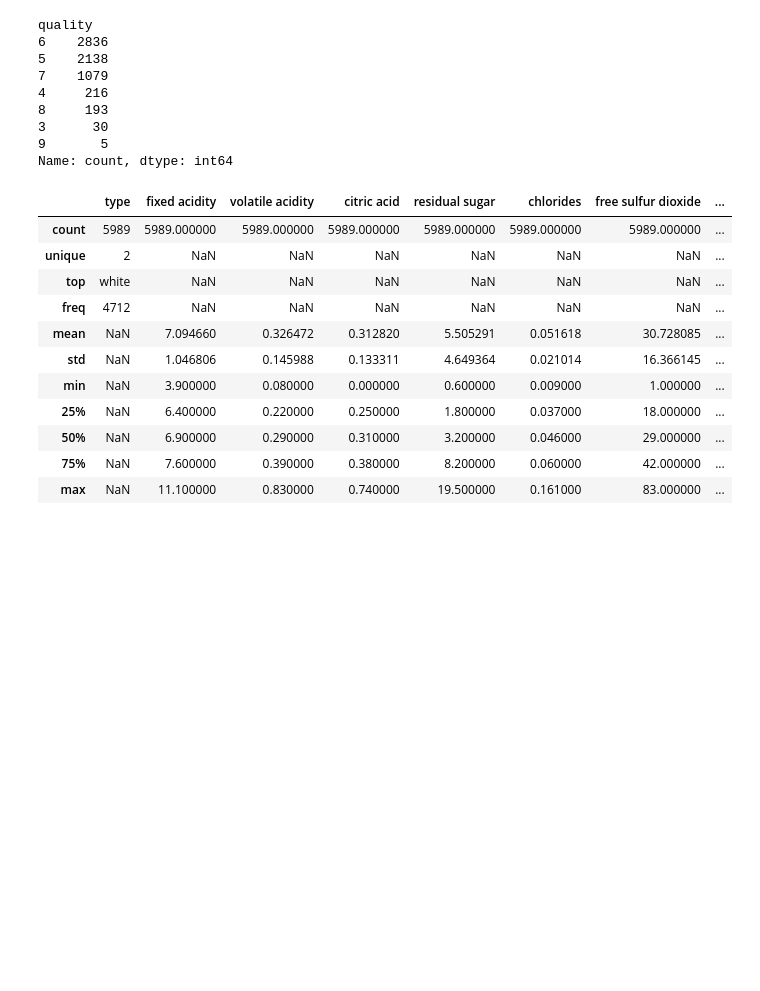
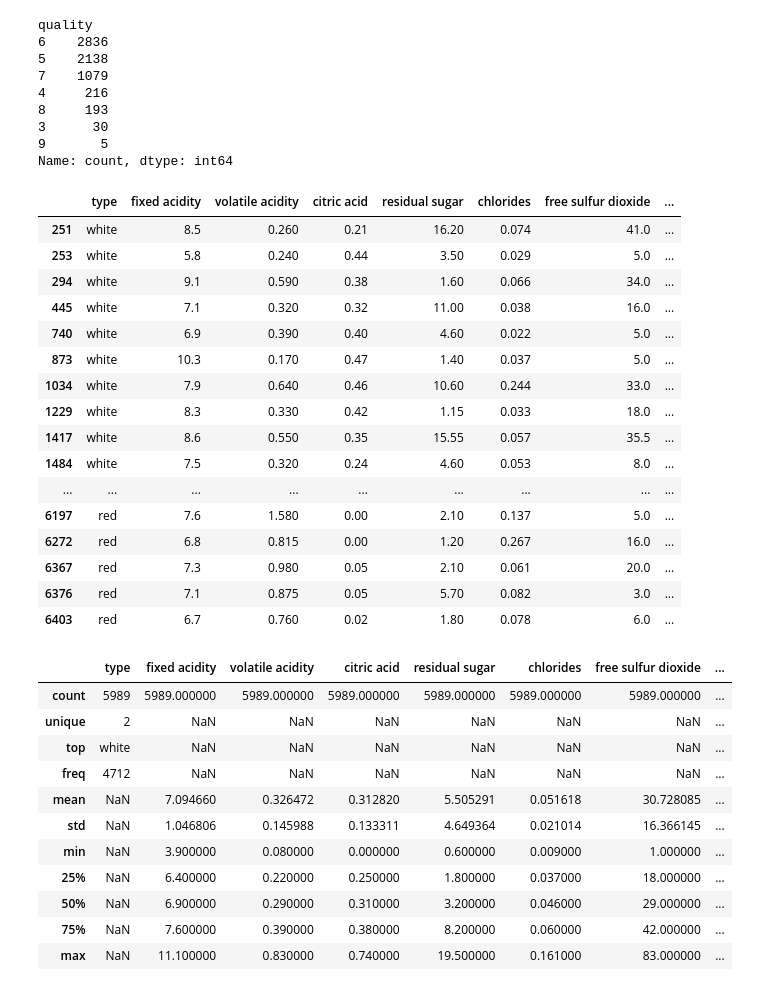
Before and after one commit to saad17g/Scalable-ML-and-DL, a Jupyter notebook: wine-eda-and-backfillfeature-group.ipynb, the cells around one changed output. Saved outputs shown, nothing was run; the diff lists cells and outputs as text; code cells hidden in the pictures; blank space fills up the shorter version.

```diff
--- a/wine-eda-and-backfillfeature-group.ipynb
+++ b/wine-eda-and-backfillfeature-group.ipynb
@@ -47,6 +47,26 @@ quality
 3      30
 9       5
 Name: count, dtype: int64
+# %%
+wine_df[wine_df["quality"]==3]
+# %% [output]
+|  | type | fixed acidity | volatile acidity | citric acid | residual sugar | chlorides | free sulfur dioxide | ... |
+| 251 | white | 8.5 | 0.260 | 0.21 | 16.20 | 0.074 | 41.0 | ... |
+| 253 | white | 5.8 | 0.240 | 0.44 | 3.50 | 0.029 | 5.0 | ... |
+| 294 | white | 9.1 | 0.590 | 0.38 | 1.60 | 0.066 | 34.0 | ... |
+| 445 | white | 7.1 | 0.320 | 0.32 | 11.00 | 0.038 | 16.0 | ... |
+| 740 | white | 6.9 | 0.390 | 0.40 | 4.60 | 0.022 | 5.0 | ... |
+| 873 | white | 10.3 | 0.170 | 0.47 | 1.40 | 0.037 | 5.0 | ... |
+| 1034 | white | 7.9 | 0.640 | 0.46 | 10.60 | 0.244 | 33.0 | ... |
+| 1229 | white | 8.3 | 0.330 | 0.42 | 1.15 | 0.033 | 18.0 | ... |
+| 1417 | white | 8.6 | 0.550 | 0.35 | 15.55 | 0.057 | 35.5 | ... |
+| 1484 | white | 7.5 | 0.320 | 0.24 | 4.60 | 0.053 | 8.0 | ... |
+| ... | ... | ... | ... | ... | ... | ... | ... | ... |
+| 6197 | red | 7.6 | 1.580 | 0.00 | 2.10 | 0.137 | 5.0 | ... |
+| 6272 | red | 6.8 | 0.815 | 0.00 | 1.20 | 0.267 | 16.0 | ... |
+| 6367 | red | 7.3 | 0.980 | 0.05 | 2.10 | 0.061 | 20.0 | ... |
+| 6376 | red | 7.1 | 0.875 | 0.05 | 5.70 | 0.082 | 3.0 | ... |
+| 6403 | red | 6.7 | 0.760 | 0.02 | 1.80 | 0.078 | 6.0 | ... |
 # %%
 num_cols = wine_df.select_dtypes(include=["float", "int"]).columns
 for c in num_cols:
```
Also changed, not shown: parts of 2 cells of this notebook, 4 other files.
